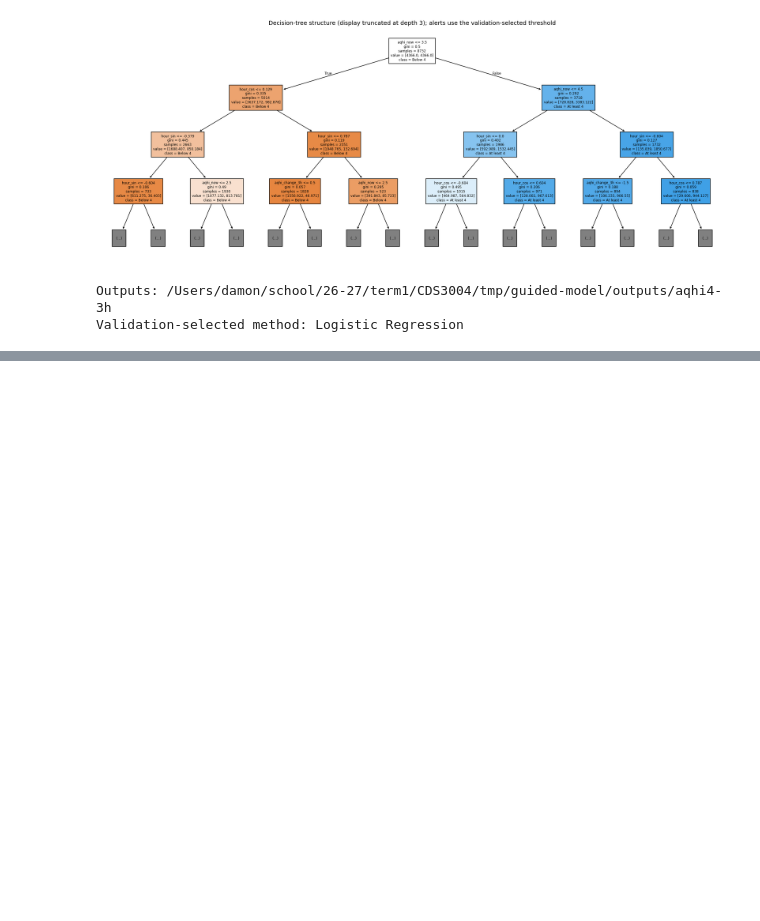
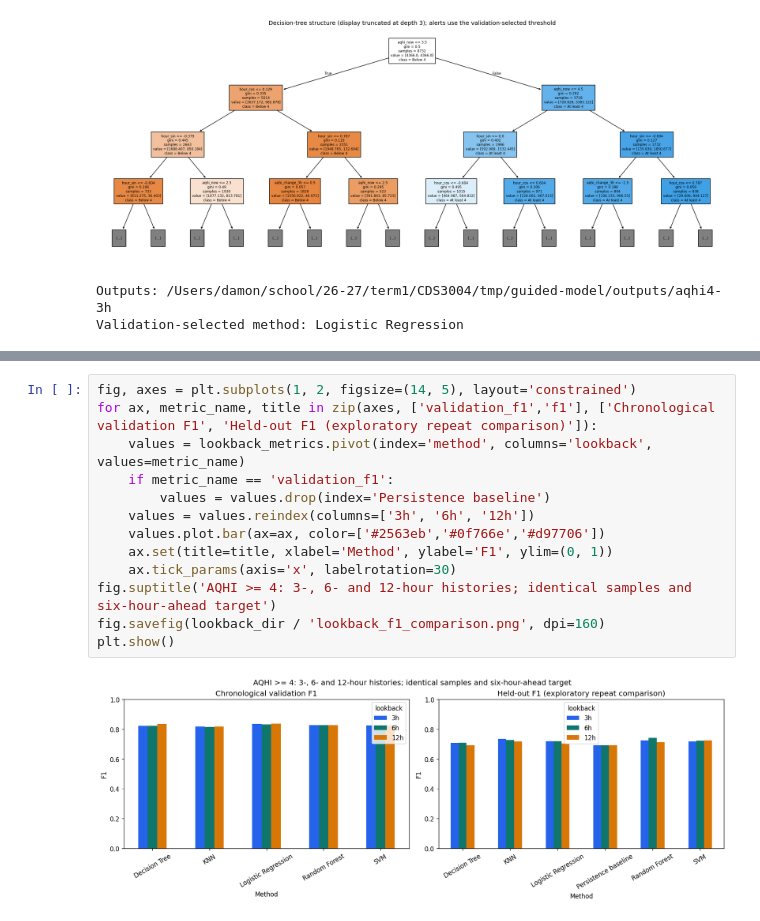
Before and after one commit to Damon-MCL/3004-group-project, a Jupyter notebook: 02_model_aqhi4.ipynb, the cells around one changed output, grey strips where cells are left out. Drawn from its saved outputs; the diff is of its cells as text; blank space fills up the shorter version.

Commit message:
Compare 3, 6 and 12 hour histories for AQHI at least four on matched samples

```diff
--- a/02_model_aqhi4.ipynb
+++ b/02_model_aqhi4.ipynb
@@ -428,0 +583,15 @@ Validation-selected method: Logistic Regression
+# %%
+fig, axes = plt.subplots(1, 2, figsize=(14, 5), layout='constrained')
+for ax, metric_name, title in zip(axes, ['validation_f1','f1'], ['Chronological validation F1', 'Held-out F1 (exploratory repeat comparison)']):
+    values = lookback_metrics.pivot(index='method', columns='lookback', values=metric_name)
+    if metric_name == 'validation_f1':
+        values = values.drop(index='Persistence baseline')
+    values = values.reindex(columns=['3h', '6h', '12h'])
+    values.plot.bar(ax=ax, color=['#2563eb','#0f766e','#d97706'])
+    ax.set(title=title, xlabel='Method', ylabel='F1', ylim=(0, 1))
+    ax.tick_params(axis='x', labelrotation=30)
+fig.suptitle('AQHI >= 4: 3-, 6- and 12-hour histories; identical samples and six-hour-ahead target')
+fig.savefig(lookback_dir / 'lookback_f1_comparison.png', dpi=160)
+plt.show()
+# %% [output]
+[figure, added]
```
Also changed, not shown: parts of 2 cells of this notebook, 9 other files.
